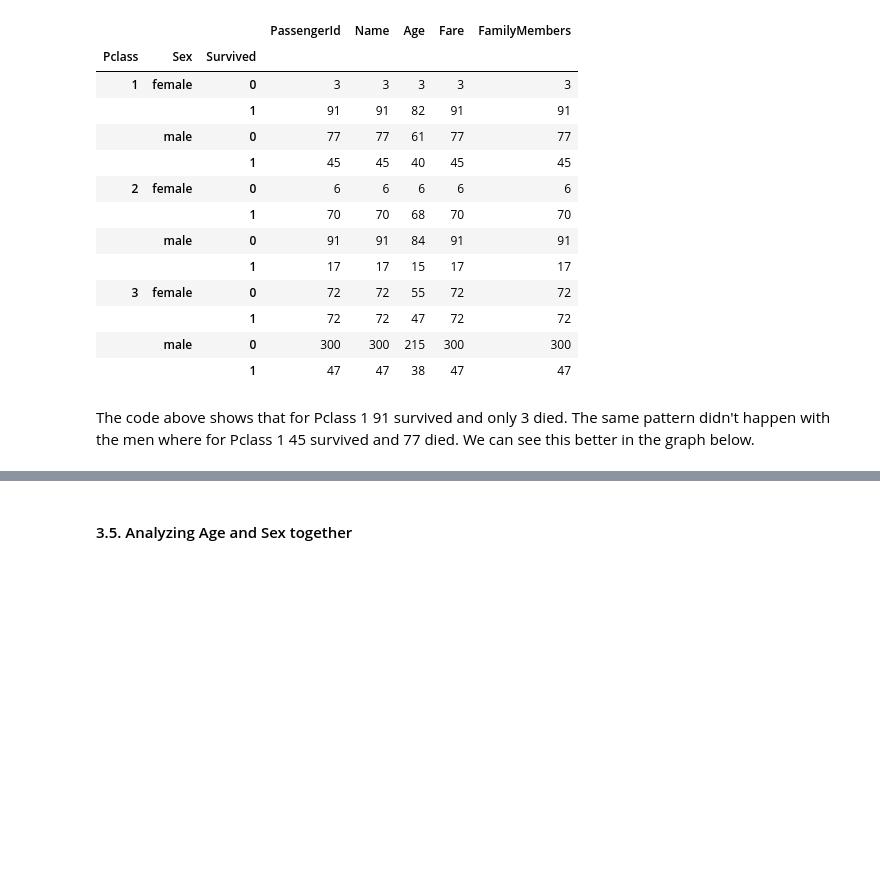
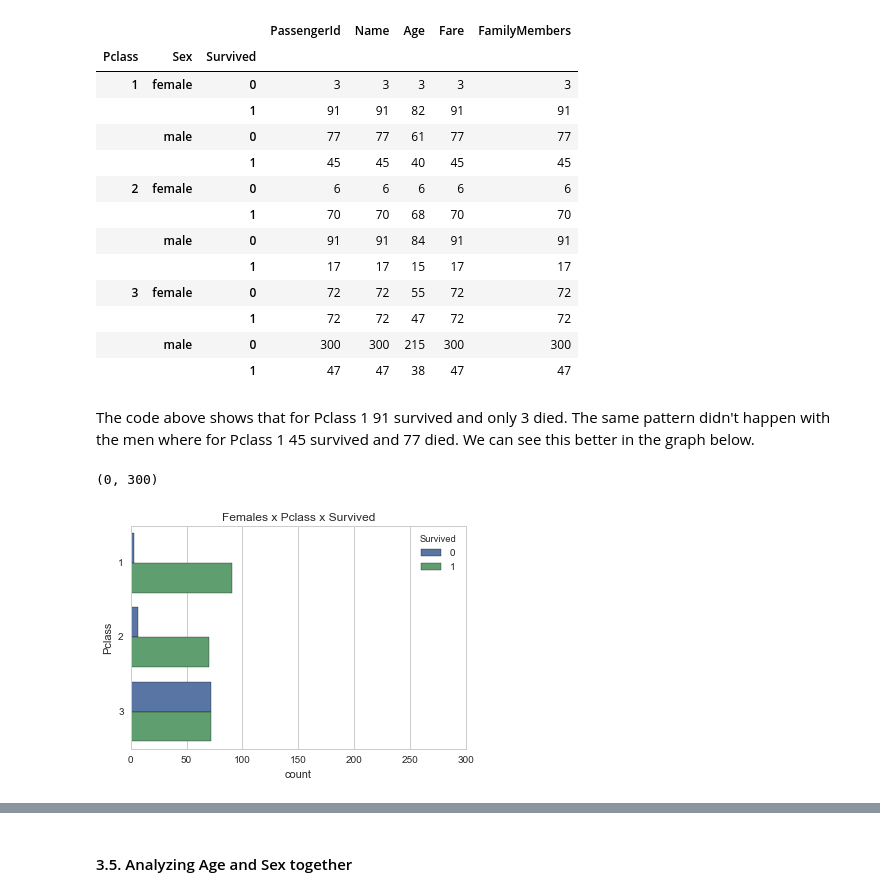
Before and after one commit to lmaranhao/udacity_p2_submission_titanic, a Jupyter notebook: P2 Submission.ipynb, the cells around one changed output, grey strips where cells are left out. Saved outputs shown, nothing was run; the diff lists cells and outputs as text; code cells hidden in the pictures; blank space fills up the shorter version.

```diff
--- a/P2 Submission.ipynb
+++ b/P2 Submission.ipynb
@@ -227,4 +227,12 @@ titanic_df.groupby(['Pclass', 'Sex', 'Survived']).count()
 |  |  | 1 | 47 | 47 | 38 | 47 | 47 |
 # %% [markdown]
 The code above shows that for Pclass 1 91 survived and only 3 died. The same pattern didn't happen with the men where for Pclass 1 45 survived and 77 died. We can see this better in the graph below.
+# %%
+females = titanic_df[titanic_df['Sex'] == 'female']
+plot = sns.countplot(y="Pclass", hue="Survived", data=females)
+plot.set_title('Females x Pclass x Survived')
+plot.set_xlim(0,300)
+# %% [output]
+(0, 300)
+[figure, added]
 # %%
```
Also changed, not shown: parts of 3 cells of this notebook, 1 other file.
